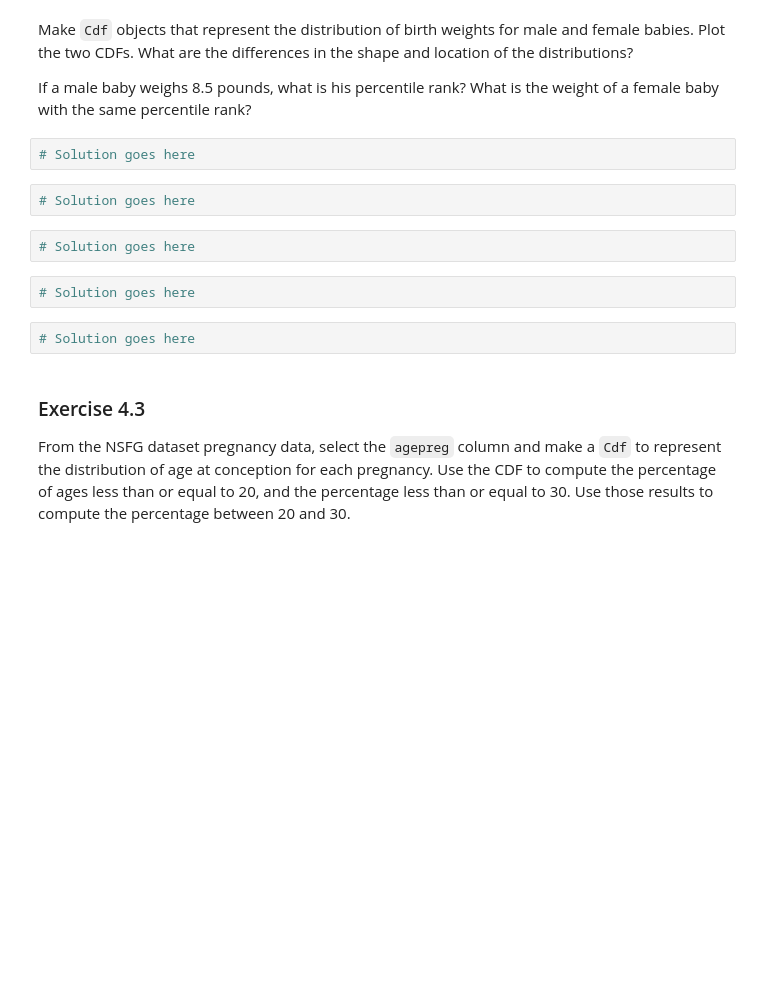
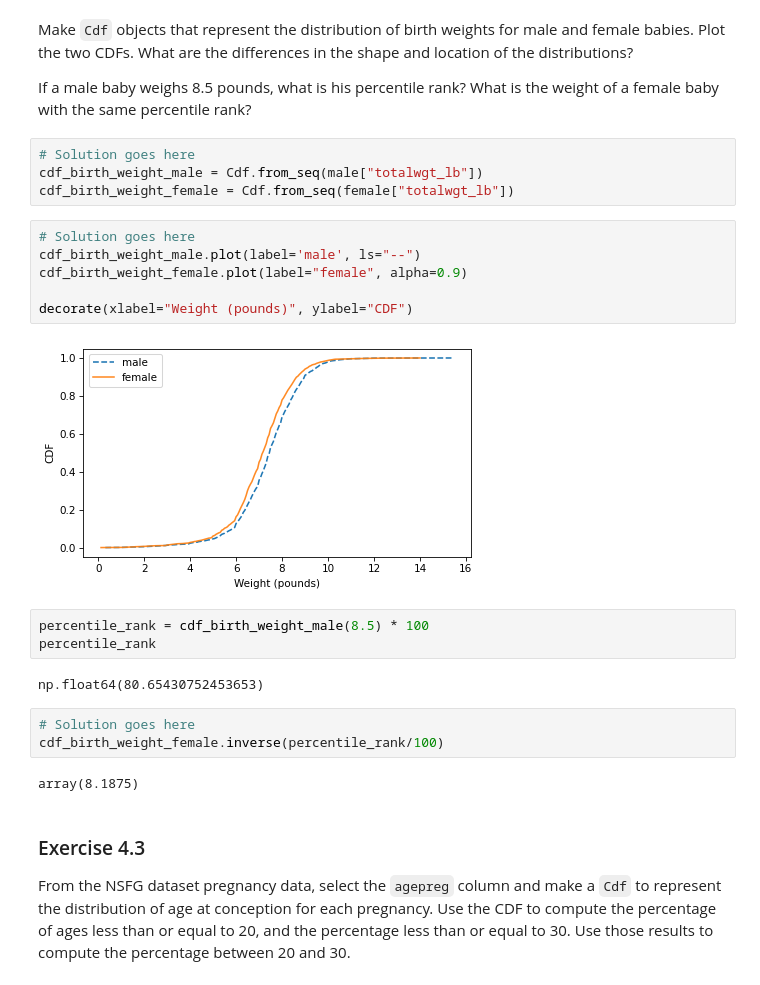
Before and after one commit to eluzuriaga83/ThinkStats3, a Jupyter notebook: nb/chap04.ipynb, the cells around one changed output. Drawn from its saved outputs; the diff is of its cells as text; blank space fills up the shorter version.

```diff
--- a/nb/chap04.ipynb
+++ b/nb/chap04.ipynb
@@ -708,14 +740,26 @@ What are the differences in the shape and location of the distributions?
 If a male baby weighs 8.5 pounds, what is his percentile rank? What is the weight of a female baby with the same percentile rank?
 # %%
 # Solution goes here
+cdf_birth_weight_male = Cdf.from_seq(male["totalwgt_lb"])
+cdf_birth_weight_female = Cdf.from_seq(female["totalwgt_lb"])
 # %%
 # Solution goes here
+cdf_birth_weight_male.plot(label='male', ls="--")
+cdf_birth_weight_female.plot(label="female", alpha=0.9)
+
+decorate(xlabel="Weight (pounds)", ylabel="CDF")
+# %% [output]
+[figure, added]
-# %%
-# Solution goes here
 # %%
-# Solution goes here
+percentile_rank = cdf_birth_weight_male(8.5) * 100
+percentile_rank
+# %% [output]
+np.float64(80.65430752453653)
 # %%
 # Solution goes here
+cdf_birth_weight_female.inverse(percentile_rank/100)
+# %% [output]
+array(8.1875)
 # %% [markdown]
 ### Exercise 4.3
 
```
Also changed, not shown: parts of 14 cells of this notebook.
